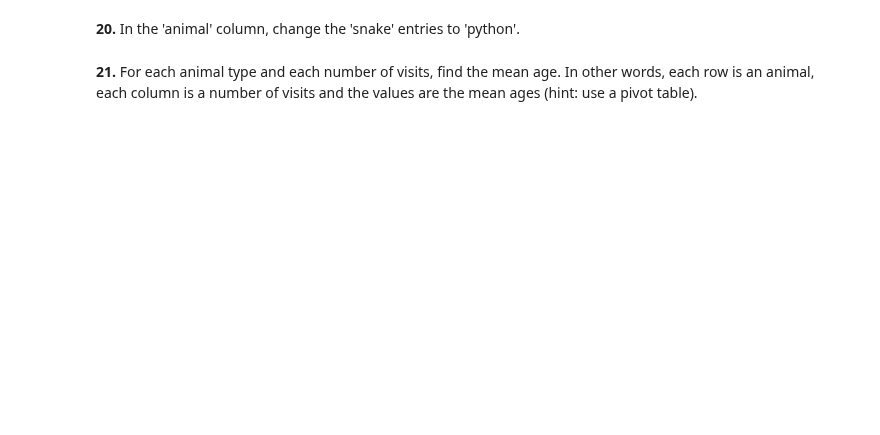
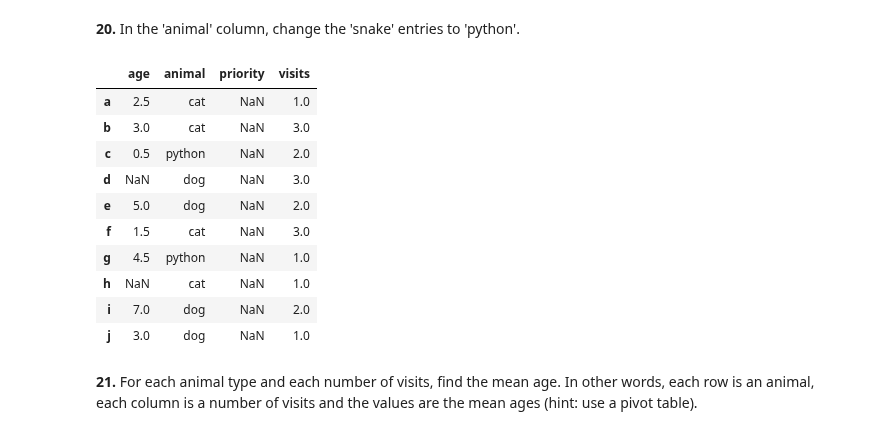
Before and after one commit to w26738/Notebook, a Jupyter notebook: data_analysis/100-pandas-puzzles.ipynb, the cells around one changed output. Cells and saved outputs as stored; diff of their text form; code cells hidden in the pictures; blank space fills up the shorter version.

```diff
--- a/data_analysis/100-pandas-puzzles.ipynb
+++ b/data_analysis/100-pandas-puzzles.ipynb
@@ -89,4 +322,19 @@ labels = ['a', 'b', 'c', 'd', 'e', 'f', 'g', 'h', 'i', 'j']
 # %% [markdown]
 **20.** In the 'animal' column, change the 'snake' entries to 'python'.
+# %%
+df['animal'] = df['animal'].replace('snake','python')
+df
+# %% [output]
+|  | age | animal | priority | visits |
+| a | 2.5 | cat | NaN | 1.0 |
+| b | 3.0 | cat | NaN | 3.0 |
+| c | 0.5 | python | NaN | 2.0 |
+| d | NaN | dog | NaN | 3.0 |
+| e | 5.0 | dog | NaN | 2.0 |
+| f | 1.5 | cat | NaN | 3.0 |
+| g | 4.5 | python | NaN | 1.0 |
+| h | NaN | cat | NaN | 1.0 |
+| i | 7.0 | dog | NaN | 2.0 |
+| j | 3.0 | dog | NaN | 1.0 |
 # %% [markdown]
 **21.** For each animal type and each number of visits, find the mean age. In other words, each row is an animal, each column is a number of visits and the values are the mean ages (hint: use a pivot table).
```
Also changed, not shown: parts of 28 cells of this notebook.
